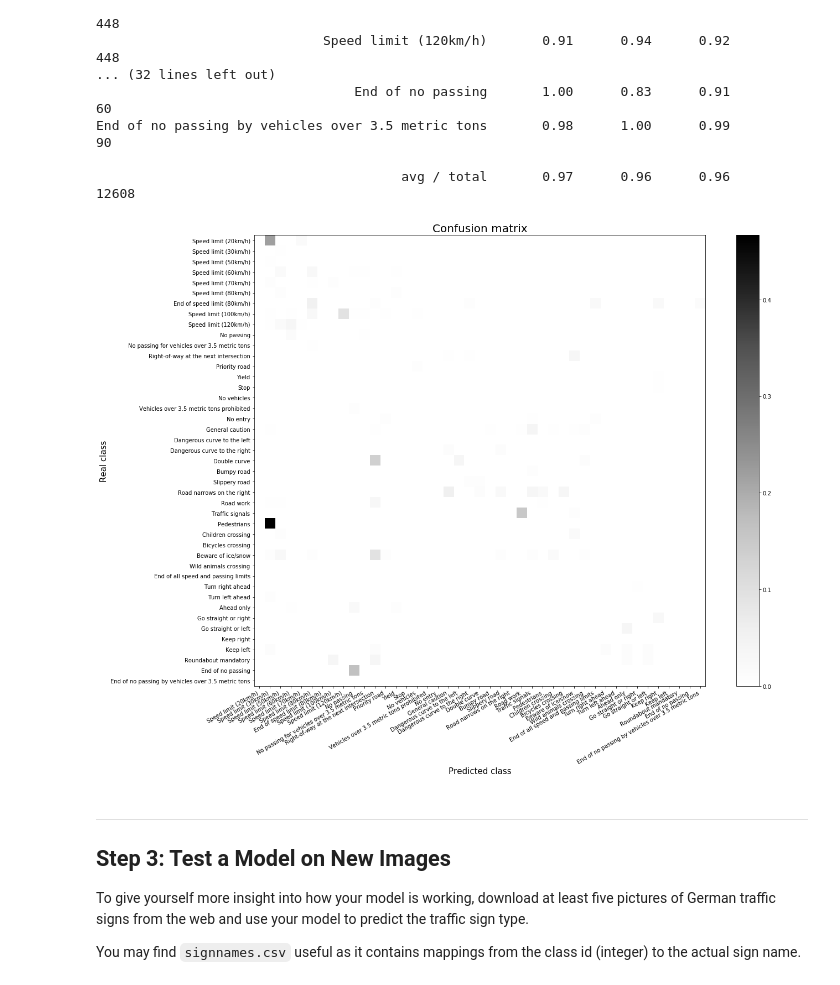
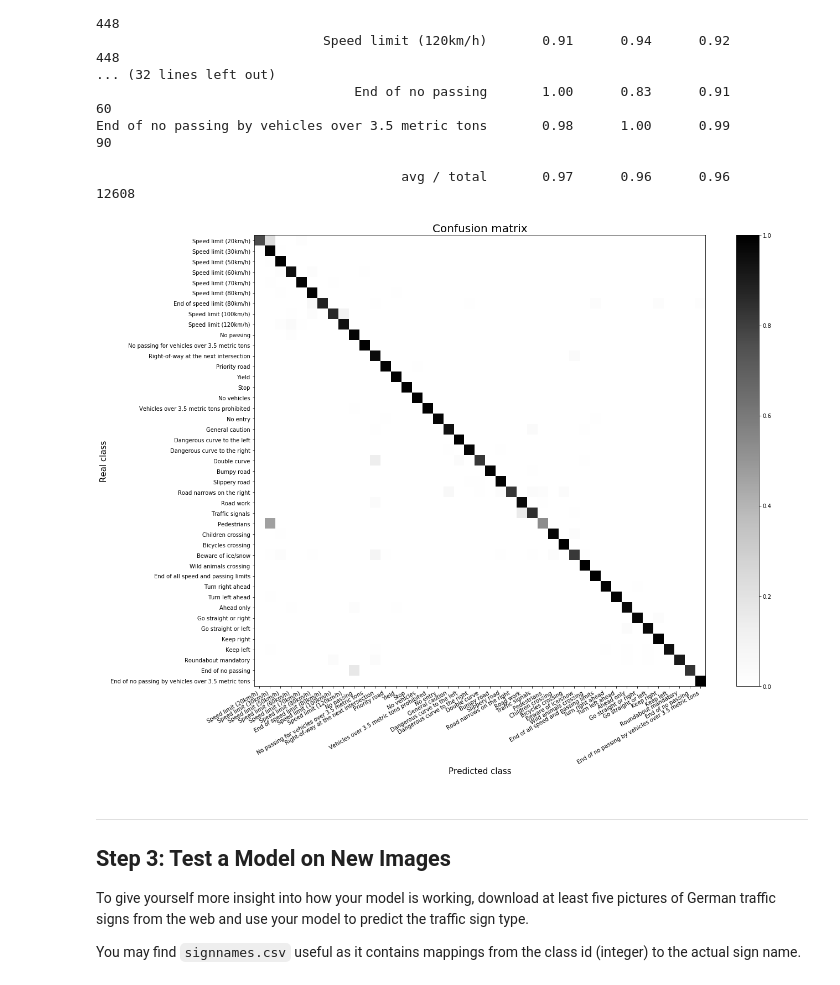
Before and after one commit to undo76/CarND-Traffic-Sign-Classifier-Project, a Jupyter notebook: Traffic_Sign_Classifier.ipynb, the cells around one changed output. Saved outputs shown, nothing was run; the diff lists cells and outputs as text; code cells hidden in the pictures.

```diff
--- a/Traffic_Sign_Classifier.ipynb
+++ b/Traffic_Sign_Classifier.ipynb
@@ -494,10 +496,10 @@ def plot_confusion_matrix(y_real, y_pred, remove_diagonal=True, normalize=True):
     plt.colorbar()
 # %%
 plt.figure(figsize=(20,15))
-plot_confusion_matrix(y_test, y_test_pred, True, True)
+plot_confusion_matrix(y_test, y_test_pred, False, True)
 plt.savefig('./imgs/fig-5.jpg')
 # %% [output]
-[figure, old version]
+[figure, new version]
 # %% [markdown]
 ---
 
```
Also changed, not shown: parts of 12 cells of this notebook, 7 other files.
